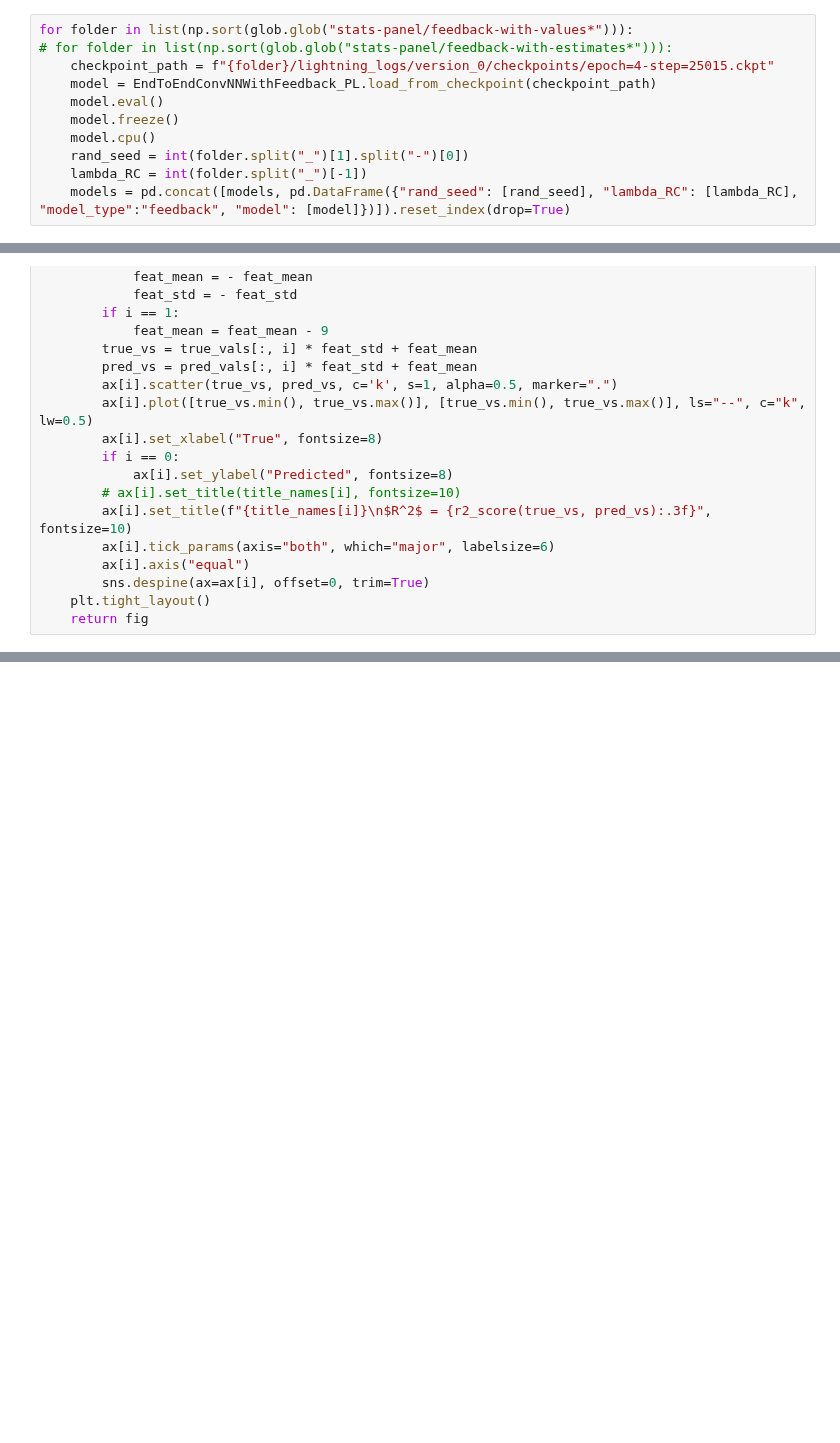
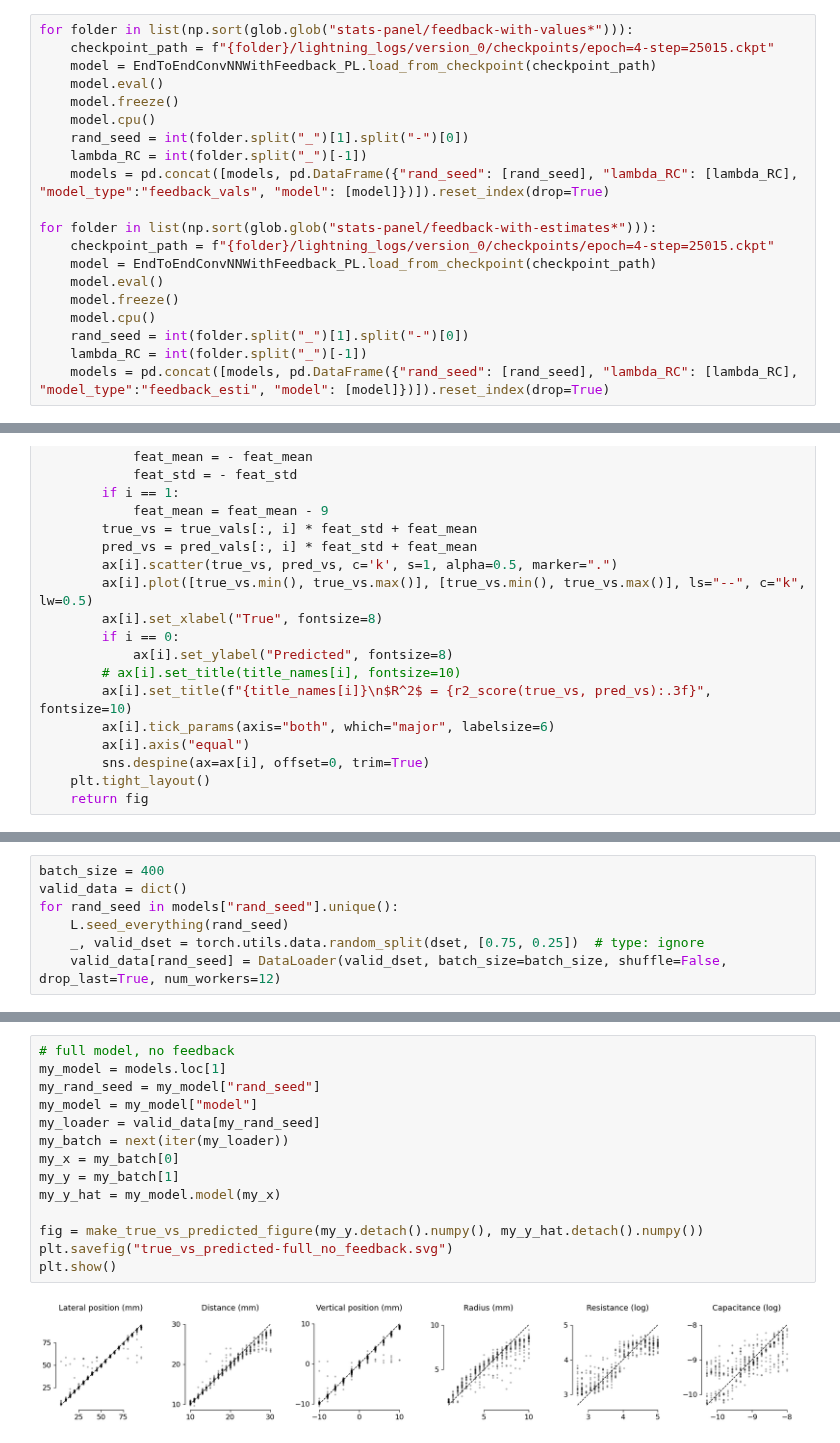
Before and after one commit to DenisTurcu/efish-characterization, a Jupyter notebook: figures/summarize-trained-models-results.ipynb, the cells around one changed output, grey strips where cells are left out. Saved outputs shown, nothing was run; the diff lists cells and outputs as text; blank space fills up the shorter version.

```diff
--- a/figures/summarize-trained-models-results.ipynb
+++ b/figures/summarize-trained-models-results.ipynb
@@ -54,7 +54,6 @@ for folder in list(np.sort(glob.glob("stats-panel/full-model*"))):
     models = pd.concat([models, pd.DataFrame({"rand_seed": [rand_seed], "lambda_RC": [lambda_RC], "model_type":"full", "model": [model]})]).reset_index(drop=True)
 # %%
 for folder in list(np.sort(glob.glob("stats-panel/feedback-with-values*"))):
-# for folder in list(np.sort(glob.glob("stats-panel/feedback-with-estimates*"))):
     checkpoint_path = f"{folder}/lightning_logs/version_0/checkpoints/epoch=4-step=25015.ckpt"
     model = EndToEndConvNNWithFeedback_PL.load_from_checkpoint(checkpoint_path)
     model.eval()
@@ -62,7 +61,17 @@ for folder in list(np.sort(glob.glob("stats-panel/feedback-with-values*"))):
     model.cpu()
     rand_seed = int(folder.split("_")[1].split("-")[0])
     lambda_RC = int(folder.split("_")[-1])
-    models = pd.concat([models, pd.DataFrame({"rand_seed": [rand_seed], "lambda_RC": [lambda_RC], "model_type":"feedback", "model": [model]})]).reset_index(drop=True)
+    models = pd.concat([models, pd.DataFrame({"rand_seed": [rand_seed], "lambda_RC": [lambda_RC], "model_type":"feedback_vals", "model": [model]})]).reset_index(drop=True)
+
+for folder in list(np.sort(glob.glob("stats-panel/feedback-with-estimates*"))):
+    checkpoint_path = f"{folder}/lightning_logs/version_0/checkpoints/epoch=4-step=25015.ckpt"
+    model = EndToEndConvNNWithFeedback_PL.load_from_checkpoint(checkpoint_path)
+    model.eval()
+    model.freeze()
+    model.cpu()
+    rand_seed = int(folder.split("_")[1].split("-")[0])
+    lambda_RC = int(folder.split("_")[-1])
+    models = pd.concat([models, pd.DataFrame({"rand_seed": [rand_seed], "lambda_RC": [lambda_RC], "model_type":"feedback_esti", "model": [model]})]).reset_index(drop=True)
 # %%
 valid_data = dict()
 for rand_seed in models["rand_seed"].unique():
@@ -316,0 +268,7 @@ print(np.mean([540, 530, 534, 536, 511, 558, 556, 559, 570, 523]), np.std([540,
+# %%
+batch_size = 400
+valid_data = dict()
+for rand_seed in models["rand_seed"].unique():
+    L.seed_everything(rand_seed)
+    _, valid_dset = torch.utils.data.random_split(dset, [0.75, 0.25])  # type: ignore
+    valid_data[rand_seed] = DataLoader(valid_dset, batch_size=batch_size, shuffle=False, drop_last=True, num_workers=12)
@@ -316,0 +351,16 @@ print(np.mean([540, 530, 534, 536, 511, 558, 556, 559, 570, 523]), np.std([540,
+# %%
+# full model, no feedback
+my_model = models.loc[1]
+my_rand_seed = my_model["rand_seed"]
+my_model = my_model["model"]
+my_loader = valid_data[my_rand_seed]
+my_batch = next(iter(my_loader))
+my_x = my_batch[0]
+my_y = my_batch[1]
+my_y_hat = my_model.model(my_x)
+
+fig = make_true_vs_predicted_figure(my_y.detach().numpy(), my_y_hat.detach().numpy())
+plt.savefig("true_vs_predicted-full_no_feedback.svg")
+plt.show()
+# %% [output]
+[figure, added]
```
Also changed, not shown: parts of 13 cells of this notebook, 2 other files.
